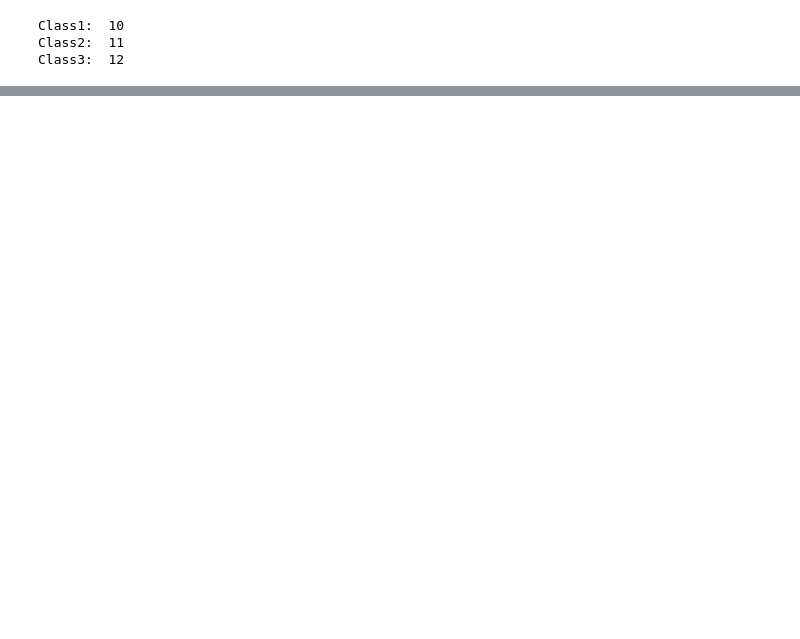
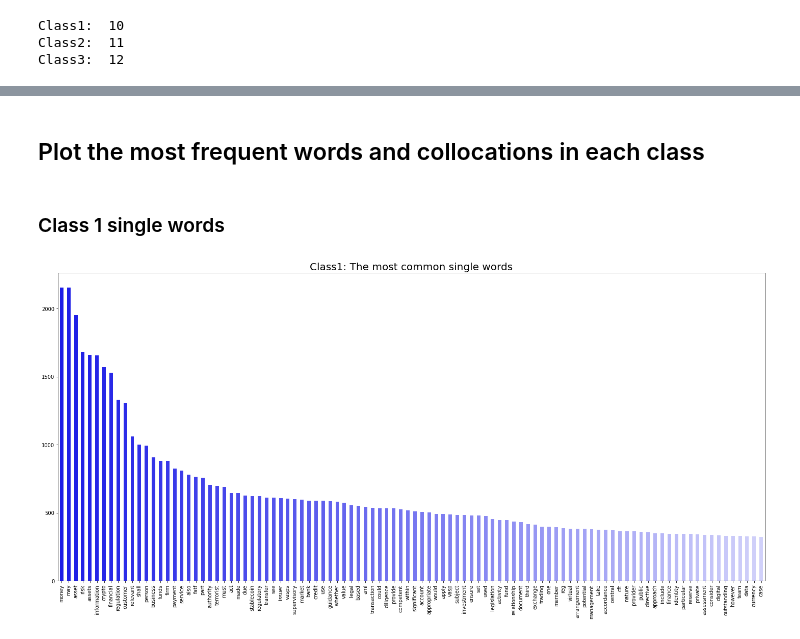
Before and after one commit to ViktoriaCsink/NLP_PlotCollocations, a Jupyter notebook: PlotCollocations.ipynb, the cells around one changed output, grey strips where cells are left out. Cells and saved outputs as stored; diff of their text form; code cells hidden in the pictures; blank space fills up the shorter version.

Commit message:
plots  done

```diff
--- a/PlotCollocations.ipynb
+++ b/PlotCollocations.ipynb
@@ -470,12 +99,0 @@ len(data)
-# %%
-#Calculate the proportion of keyphrases
-
-for r,v in data.iterrows():
-
-    num = 0
-
-    for k in keyphrases:
-        num = num + data.loc[r, 'Text'].lower().count(k)
-
-    data.loc[r, 'Num_Phrases'] = num
-    data.loc[r, 'Prop_Phrases'] = num/len(data.loc[r, 'Cleaned_Text'])*100
@@ -742,0 +117,41 @@ plt.savefig('Stablecoin-related keyphrases in extracts.pdf')
+# %%
+#Call clean_text.py to lemmatize the text and filter out standard stop-words and corpus-specific stop-words.
+
+df['Cleaned_Text'] = df['Text'].apply(clean_text, args=(useless, informative))
+# %%
+#Remove any Nones
+df = df.dropna()
+# %% [markdown]
+## Plot the most frequent words and collocations in each class
+# %% [markdown]
+### Class 1 single words
+# %%
+#Plot the n most common words
+
+n = 100 #change the number of words here
+
+os.chdir(results)
+
+class1 = df[df.Dir==Dir1]
+
+texts = []
+texts.extend([item for item in class1.Cleaned_Text])
+flat_list = [item for sublist in texts for item in sublist]
+
+words = pd.Series(flat_list).value_counts()
+words = words.astype('float')
+words = words[0:n]
+
+plt.figure(figsize=(20,10))
+
+#reduce opacity as the item becomes less frequent
+alpha = [x for x in np.arange(0.2, 1, 0.8/n)]
+alpha = alpha[::-1]
+colours = [(0.1, 0.1, 0.9, a) for a in alpha]
+
+words.plot.bar(width=0.5, color=colours)
+plt.title('Class1: The most common single words', fontsize = 20)
+plt.tight_layout() #to make sure the text is legible
+plt.savefig('class1_words.png')
+# %% [output]
+[figure, added]
```
Also changed, not shown: parts of 100 cells of this notebook, 9 other files.
